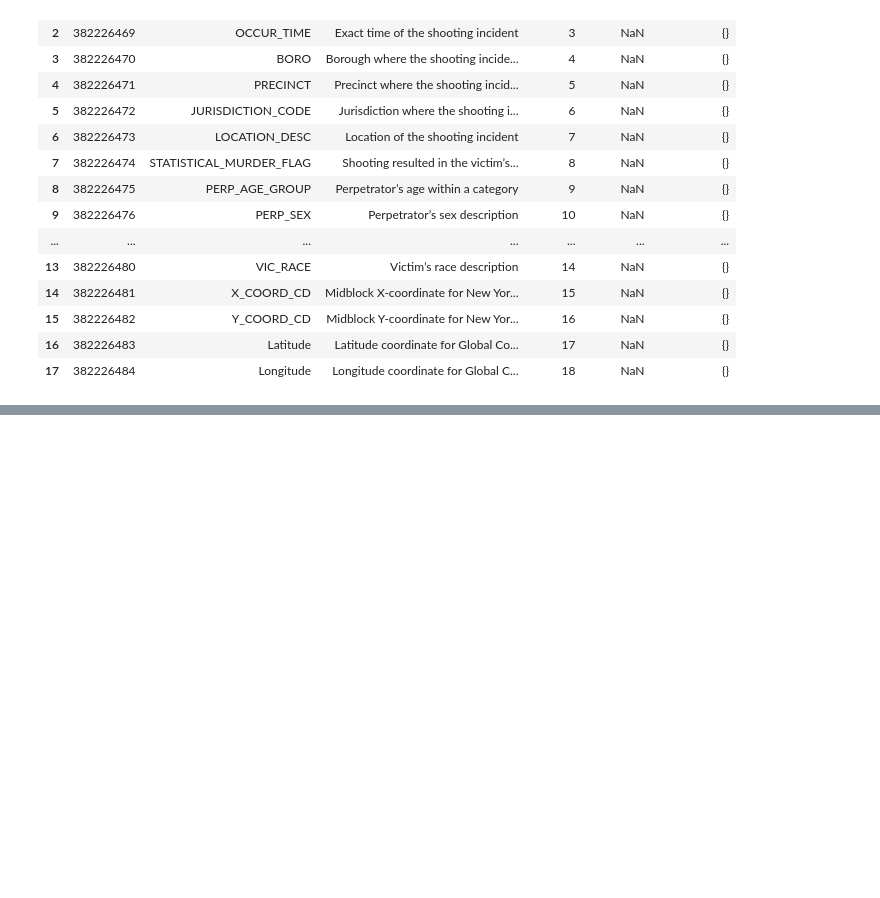
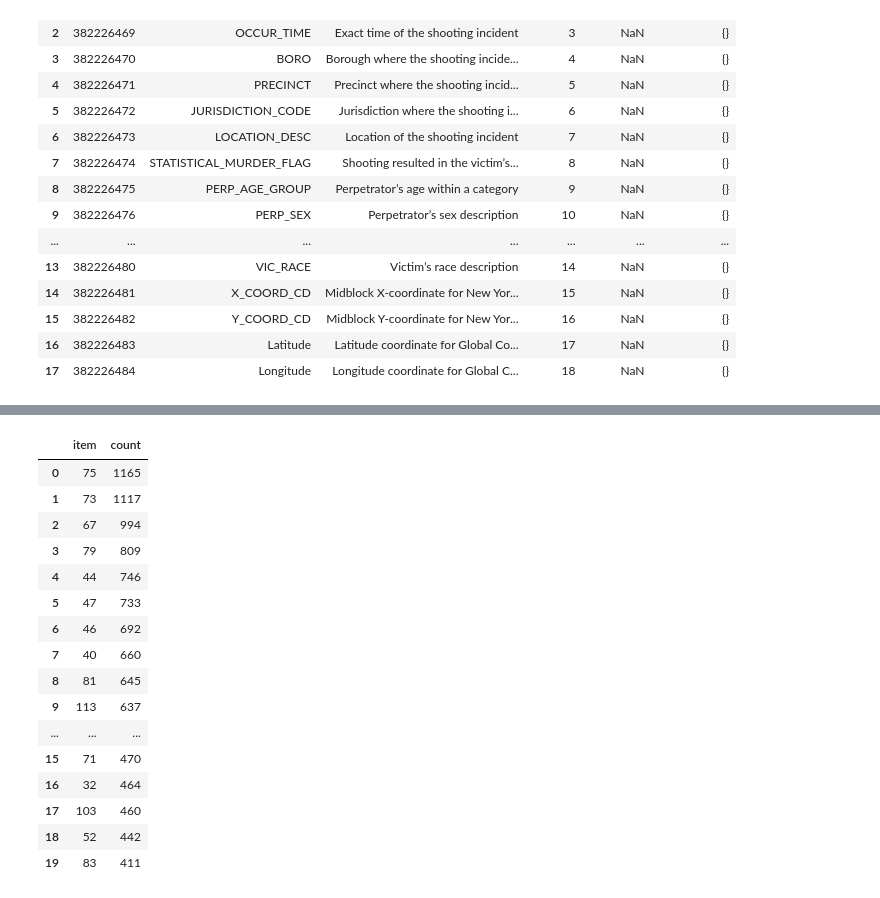
Before and after one commit to YALINYAN-YU/DAV5400, a Jupyter notebook: final_draft02.ipynb, the cells around one changed output, grey strips where cells are left out. Cells and saved outputs as stored; diff of their text form; code cells hidden in the pictures; blank space fills up the shorter version.

```diff
--- a/final_draft02.ipynb
+++ b/final_draft02.ipynb
@@ -165,0 +202,25 @@ df04
+# %%
+#PRECINCT Precinct where the shooting incident occurred
+data004=data02[4]
+data004
+
+top004 = pd.DataFrame(data004['cachedContents']['top'], columns=['item', 'count'])
+top004
+# %% [output]
+|  | item | count |
+| 0 | 75 | 1165 |
+| 1 | 73 | 1117 |
+| 2 | 67 | 994 |
+| 3 | 79 | 809 |
+| 4 | 44 | 746 |
+| 5 | 47 | 733 |
+| 6 | 46 | 692 |
+| 7 | 40 | 660 |
+| 8 | 81 | 645 |
+| 9 | 113 | 637 |
+| ... | ... | ... |
+| 15 | 71 | 470 |
+| 16 | 32 | 464 |
+| 17 | 103 | 460 |
+| 18 | 52 | 442 |
+| 19 | 83 | 411 |
```
Also changed, not shown: parts of 16 cells of this notebook.
